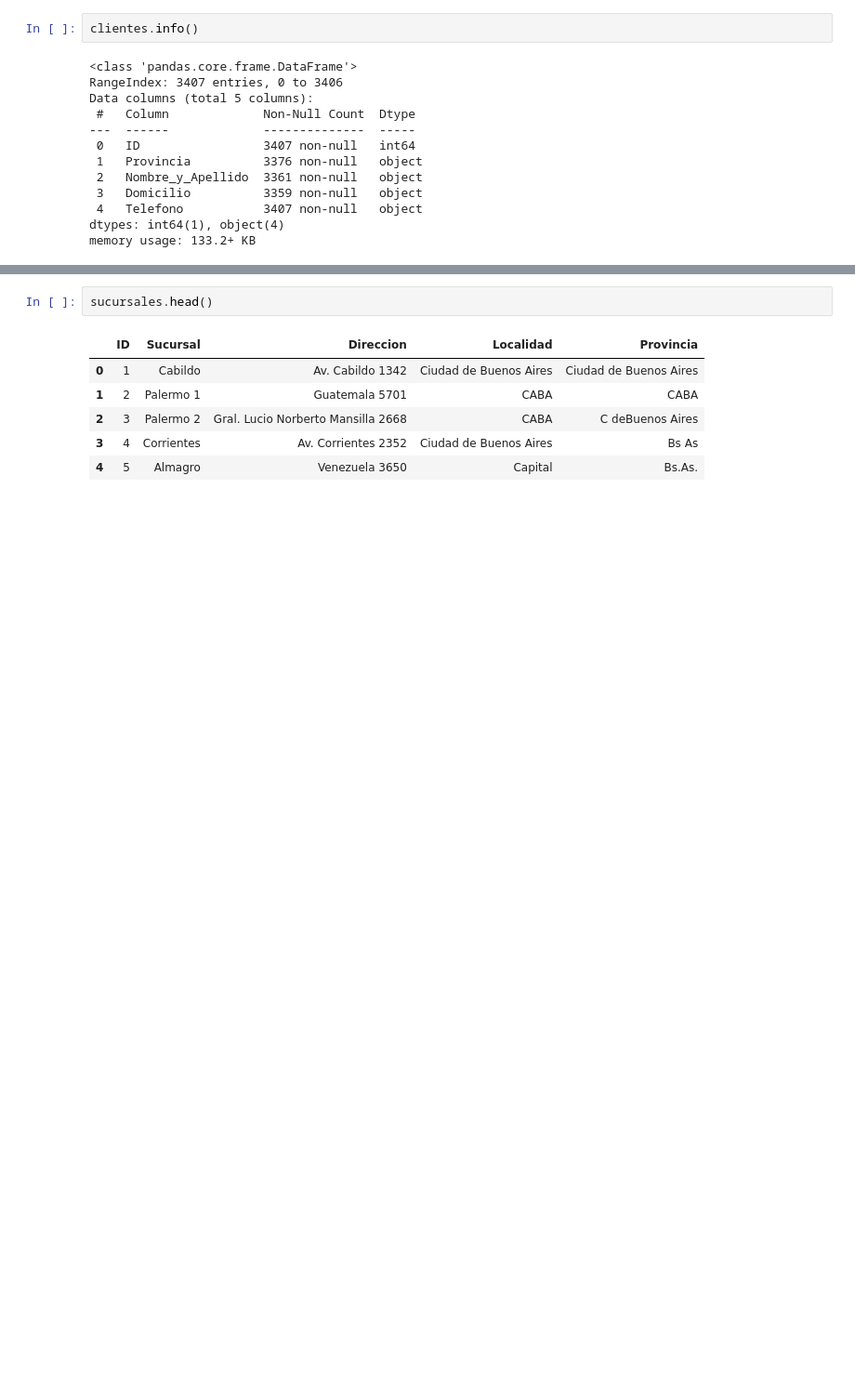
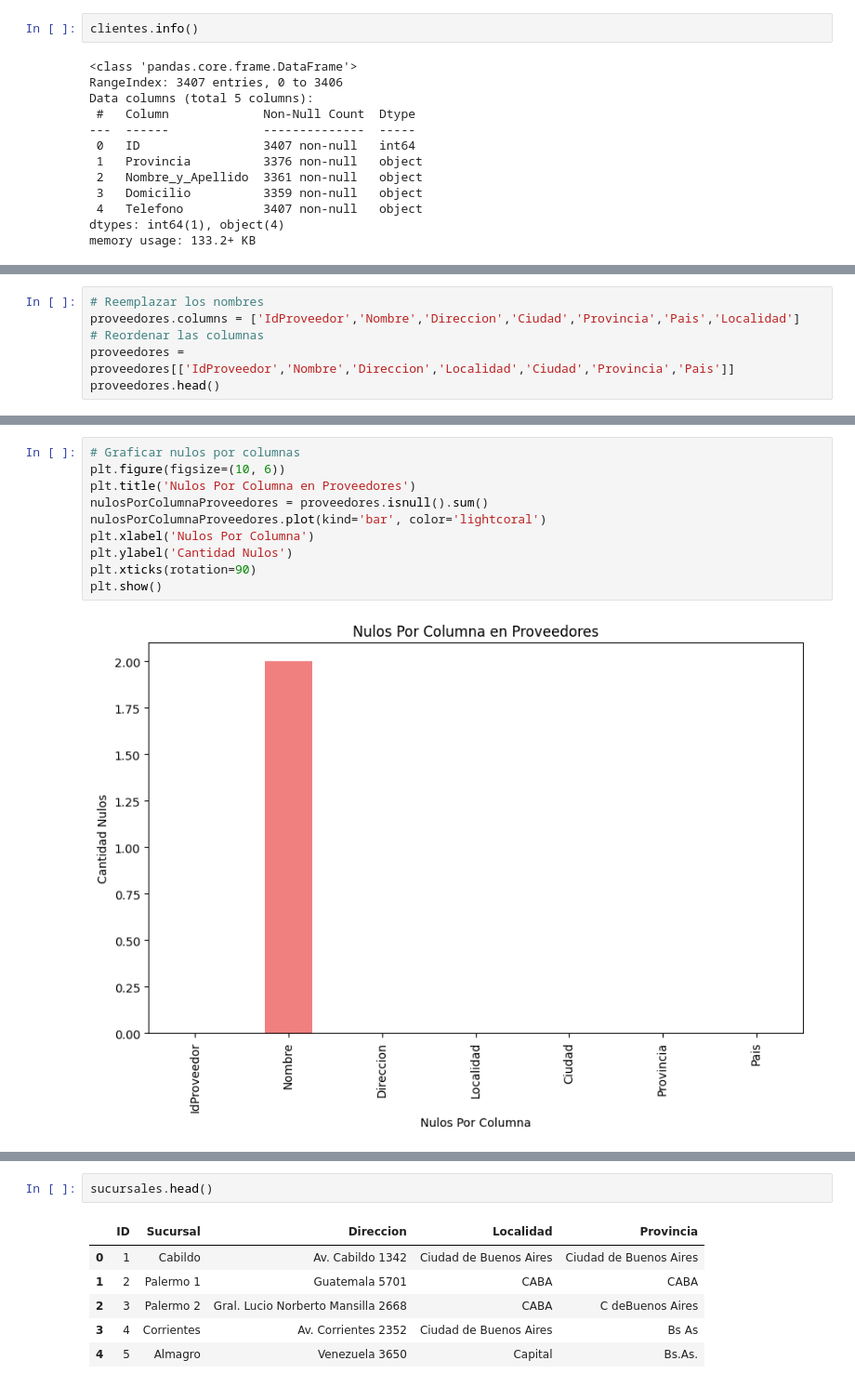
Before and after one commit to diegomaneyro/Dashboards, a Jupyter notebook: scripts/etl.ipynb, the cells around one changed output, grey strips where cells are left out. Shown at 93% size. Cells and saved outputs as stored; diff of their text form; blank space fills up the shorter version.

```diff
--- a/scripts/etl.ipynb
+++ b/scripts/etl.ipynb
@@ -105,0 +312,6 @@ compras.head()
+# %%
+# Reemplazar los nombres
+proveedores.columns = ['IdProveedor','Nombre','Direccion','Ciudad','Provincia','Pais','Localidad']
+# Reordenar las columnas
+proveedores = proveedores[['IdProveedor','Nombre','Direccion','Localidad','Ciudad','Provincia','Pais']]
+proveedores.head()
@@ -105,0 +337,12 @@ compras.head()
+# %%
+# Graficar nulos por columnas
+plt.figure(figsize=(10, 6))
+plt.title('Nulos Por Columna en Proveedores')
+nulosPorColumnaProveedores = proveedores.isnull().sum()
+nulosPorColumnaProveedores.plot(kind='bar', color='lightcoral')
+plt.xlabel('Nulos Por Columna')
+plt.ylabel('Cantidad Nulos')
+plt.xticks(rotation=90)
+plt.show()
+# %% [output]
+[figure, added]
```
Also changed, not shown: parts of 65 cells of this notebook, 1 other file.
